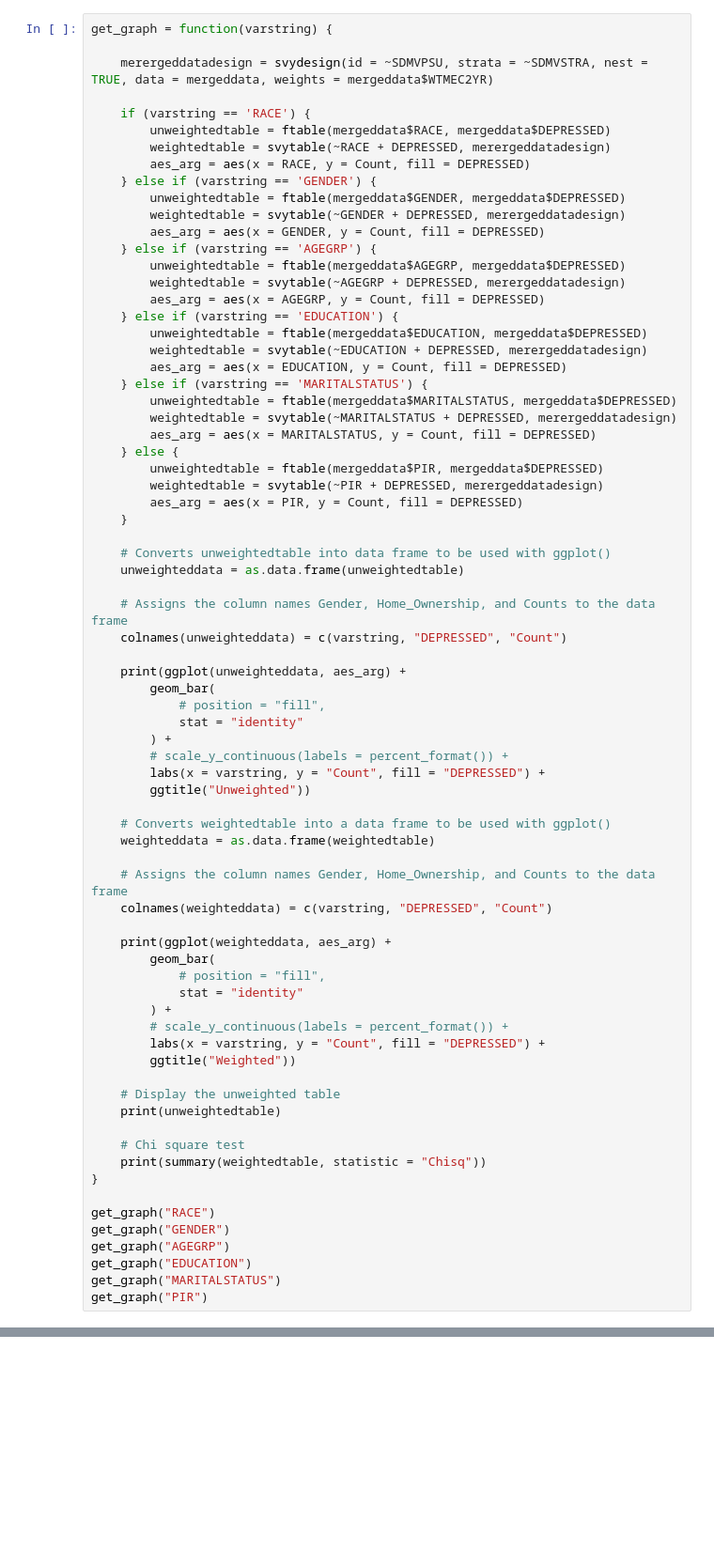
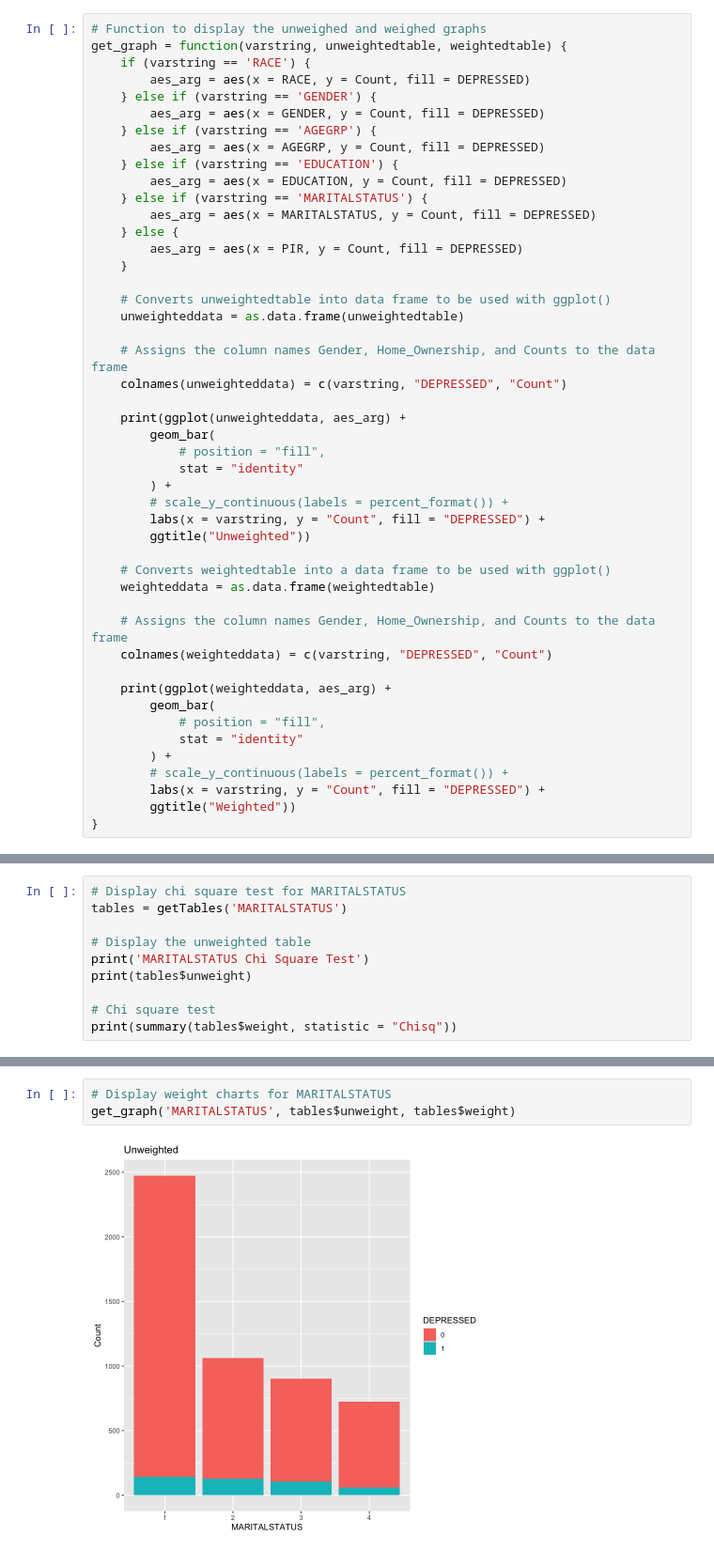
Before and after one commit to mbrumfield/NHANES-201516-DataAnalysis, a Jupyter notebook: data_analysis.ipynb, the cells around one changed output, grey strips where cells are left out. Shown: that part at 94% size. Cells and saved outputs as stored; diff of their text form; blank space fills up the shorter version.

```diff
--- a/data_analysis.ipynb
+++ b/data_analysis.ipynb
@@ -17,31 +51,17 @@ A data.frame: 5 x 13
 # %%
-get_graph = function(varstring) {
-
-    merergeddatadesign = svydesign(id = ~SDMVPSU, strata = ~SDMVSTRA, nest = TRUE, data = mergeddata, weights = mergeddata$WTMEC2YR)
-
+# Function to display the unweighed and weighed graphs
+get_graph = function(varstring, unweightedtable, weightedtable) {
     if (varstring == 'RACE') {
-        unweightedtable = ftable(mergeddata$RACE, mergeddata$DEPRESSED)
-        weightedtable = svytable(~RACE + DEPRESSED, merergeddatadesign)
         aes_arg = aes(x = RACE, y = Count, fill = DEPRESSED)
     } else if (varstring == 'GENDER') {
-        unweightedtable = ftable(mergeddata$GENDER, mergeddata$DEPRESSED)
-        weightedtable = svytable(~GENDER + DEPRESSED, merergeddatadesign)
         aes_arg = aes(x = GENDER, y = Count, fill = DEPRESSED)
     } else if (varstring == 'AGEGRP') {
-        unweightedtable = ftable(mergeddata$AGEGRP, mergeddata$DEPRESSED)
-        weightedtable = svytable(~AGEGRP + DEPRESSED, merergeddatadesign)
         aes_arg = aes(x = AGEGRP, y = Count, fill = DEPRESSED)
     } else if (varstring == 'EDUCATION') {
-        unweightedtable = ftable(mergeddata$EDUCATION, mergeddata$DEPRESSED)
-        weightedtable = svytable(~EDUCATION + DEPRESSED, merergeddatadesign)
         aes_arg = aes(x = EDUCATION, y = Count, fill = DEPRESSED)
     } else if (varstring == 'MARITALSTATUS') {
-        unweightedtable = ftable(mergeddata$MARITALSTATUS, mergeddata$DEPRESSED)
-        weightedtable = svytable(~MARITALSTATUS + DEPRESSED, merergeddatadesign)
         aes_arg = aes(x = MARITALSTATUS, y = Count, fill = DEPRESSED)
     } else {
-        unweightedtable = ftable(mergeddata$PIR, mergeddata$DEPRESSED)
-        weightedtable = svytable(~PIR + DEPRESSED, merergeddatadesign)
         aes_arg = aes(x = PIR, y = Count, fill = DEPRESSED)
     }
 
@@ -74,17 +94,4 @@ get_graph = function(varstring) {
         # scale_y_continuous(labels = percent_format()) +
         labs(x = varstring, y = "Count", fill = "DEPRESSED") +
         ggtitle("Weighted"))
-
-    # Display the unweighted table
-    print(unweightedtable)
-
-    # Chi square test
-    print(summary(weightedtable, statistic = "Chisq"))
 }
-
-get_graph("RACE")
-get_graph("GENDER")
-get_graph("AGEGRP")
-get_graph("EDUCATION")
-get_graph("MARITALSTATUS")
-get_graph("PIR")
@@ -160,0 +230,10 @@ X-squared = 43.688, df = 3, p-value = 4.421e-05
+# %%
+# Display chi square test for MARITALSTATUS
+tables = getTables('MARITALSTATUS')
+
+# Display the unweighted table
+print('MARITALSTATUS Chi Square Test')
+print(tables$unweight)
+
+# Chi square test
+print(summary(tables$weight, statistic = "Chisq"))
@@ -160,0 +259,5 @@ X-squared = 43.688, df = 3, p-value = 4.421e-05
+# %%
+# Display weight charts for MARITALSTATUS
+get_graph('MARITALSTATUS', tables$unweight, tables$weight)
+# %% [output]
+[figure, added]
```
Also changed, not shown: parts of 15 cells of this notebook.
